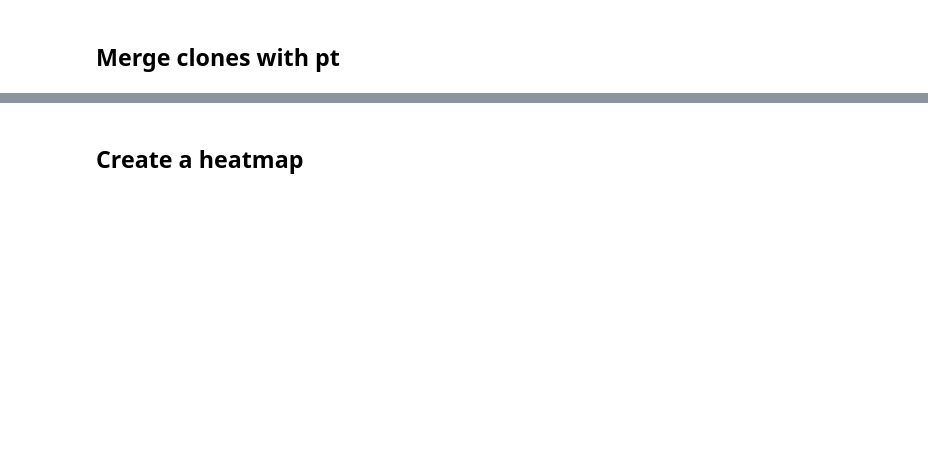
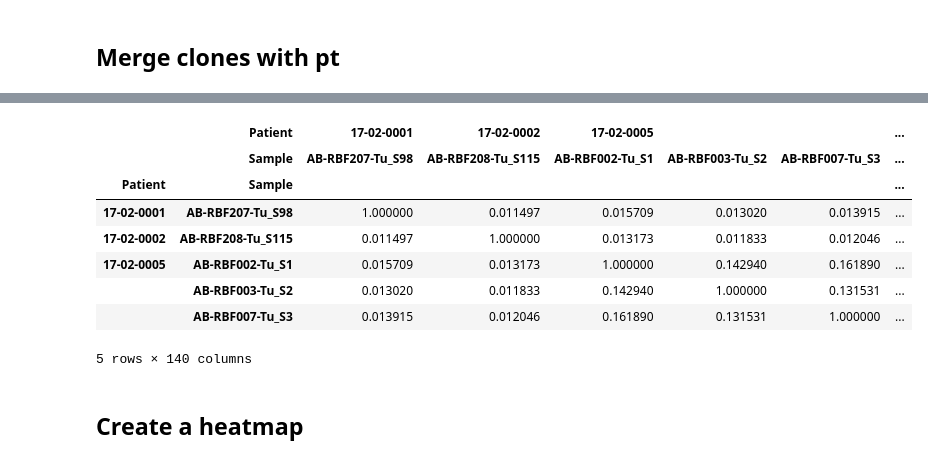
Before and after one commit to EDS-Bioinformatics-Laboratory/reseda, a Jupyter notebook: PLOT-clone-overlap/pandas-compare-clones.ipynb, the cells around one changed output, grey strips where cells are left out. Cells and saved outputs as stored; diff of their text form; code cells hidden in the pictures; blank space fills up the shorter version.

```diff
--- a/PLOT-clone-overlap/pandas-compare-clones.ipynb
+++ b/PLOT-clone-overlap/pandas-compare-clones.ipynb
@@ -73,9 +77,0 @@ df.head()
-# %%
-# Sort index for better performance
-df = df.sort_index()
-
-# Make empty data frame for the distance matrix
-colnames = list(set(df.index))
-colnames
-colnames.sort()
-overlap = pd.DataFrame(index=colnames, columns=colnames, dtype=np.float)
@@ -137,3 +92,17 @@ overlap[overlap == 0] = 0.0000000001
+# %%
+sim = 1 - pairwise_distances(df_pivot.T, metric = "braycurtis")
+sim = pd.DataFrame(sim, index=df_pivot.columns, columns=df_pivot.columns)
+sim.head()
+# %% [output]
+|  | Patient | 17-02-0001 | 17-02-0002 | 17-02-0005 |  |  | ... |
+|  | Sample | AB-RBF207-Tu_S98 | AB-RBF208-Tu_S115 | AB-RBF002-Tu_S1 | AB-RBF003-Tu_S2 | AB-RBF007-Tu_S3 | ... |
+| Patient | Sample |  |  |  |  |  | ... |
+| 17-02-0001 | AB-RBF207-Tu_S98 | 1.000000 | 0.011497 | 0.015709 | 0.013020 | 0.013915 | ... |
+| 17-02-0002 | AB-RBF208-Tu_S115 | 0.011497 | 1.000000 | 0.013173 | 0.011833 | 0.012046 | ... |
+| 17-02-0005 | AB-RBF002-Tu_S1 | 0.015709 | 0.013173 | 1.000000 | 0.142940 | 0.161890 | ... |
+|  | AB-RBF003-Tu_S2 | 0.013020 | 0.011833 | 0.142940 | 1.000000 | 0.131531 | ... |
+|  | AB-RBF007-Tu_S3 | 0.013915 | 0.012046 | 0.161890 | 0.131531 | 1.000000 | ... |
+5 rows × 140 columns
 # %% [markdown]
 ## Create a heatmap
 # %%
```
Also changed, not shown: parts of 18 cells of this notebook.
